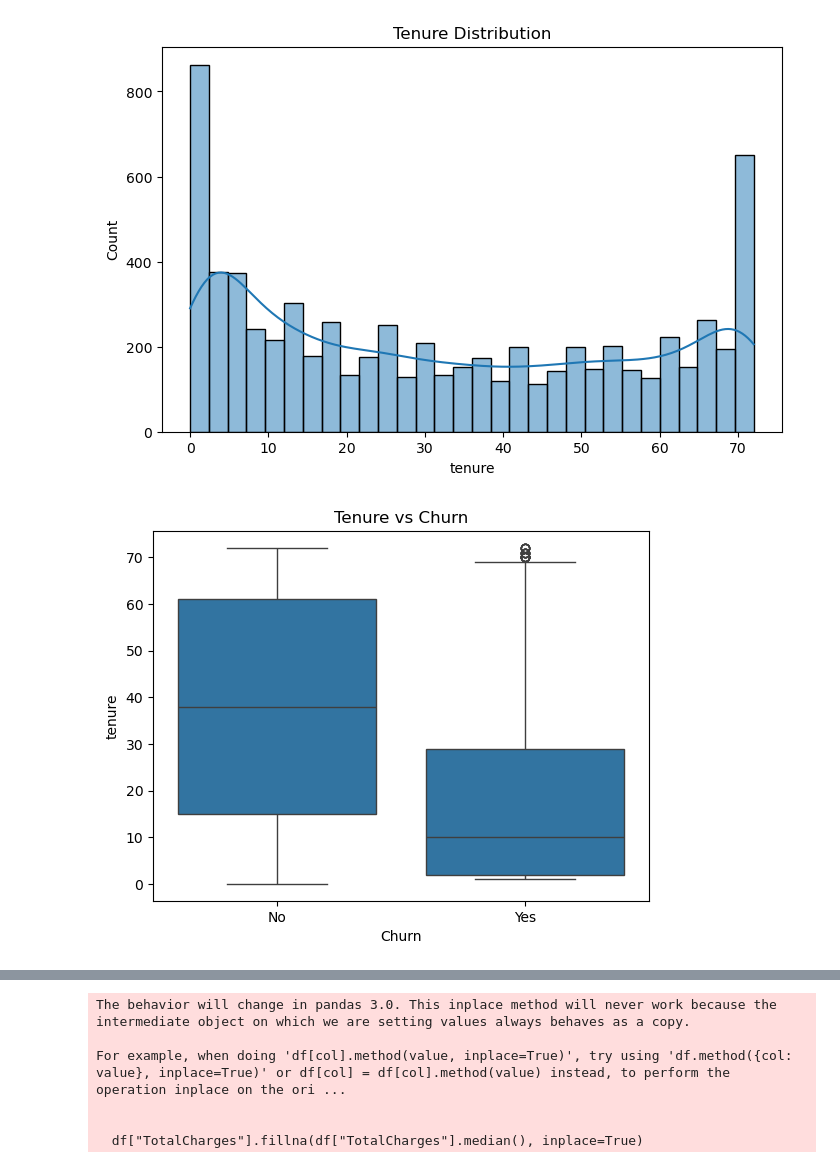
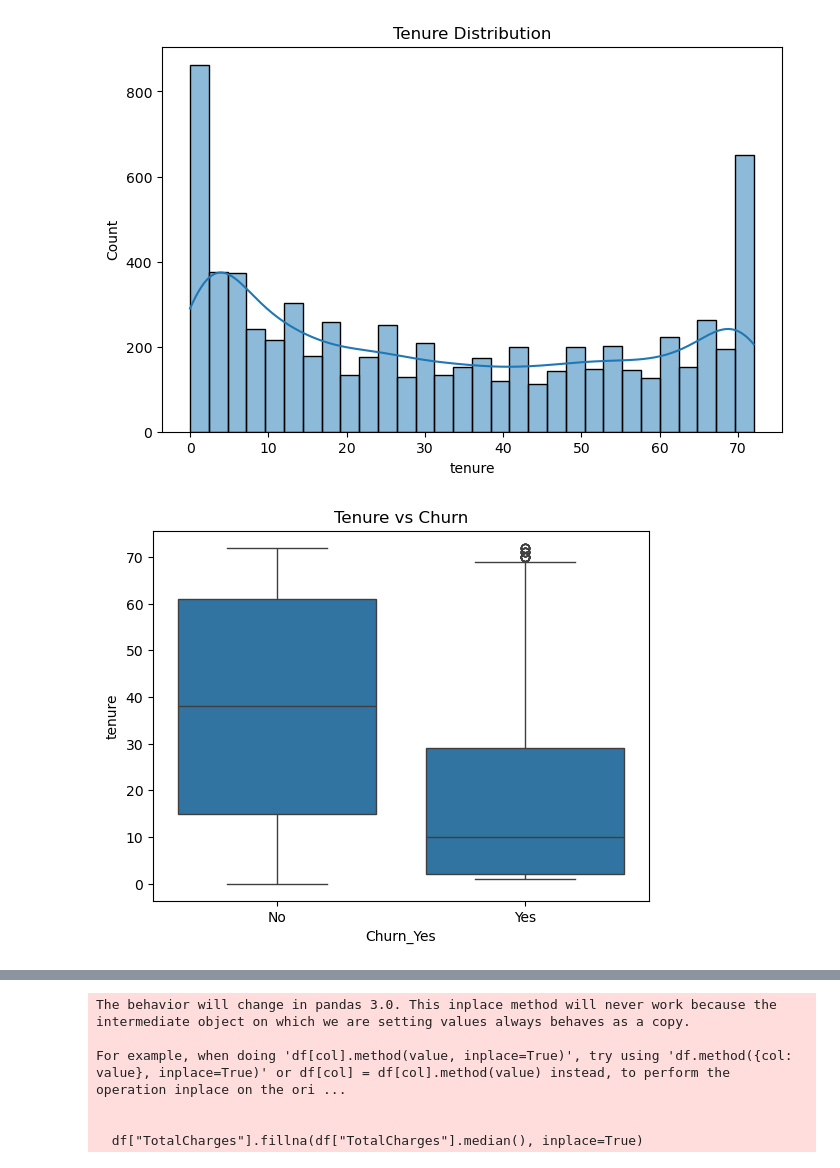
Before and after one commit to ELWaLii/telco-churn-prediction, a Jupyter notebook: Customer_Churn.ipynb, the cells around one changed output, grey strips where cells are left out. Cells and saved outputs as stored; diff of their text form; code cells hidden in the pictures.

```diff
--- a/Customer_Churn.ipynb
+++ b/Customer_Churn.ipynb
@@ -115,9 +115,9 @@ plt.show()
 # %% [output]
 [figure]
 # %%
-sns.boxplot(x="Churn", y="tenure", data=df)
+sns.boxplot(x="Churn_Yes", y="tenure", data=df)
 plt.title("Tenure vs Churn")
 plt.show()
 # %% [output]
-[figure, old version]
+[figure, new version]
 # %%
```
Also changed, not shown: parts of 7 cells of this notebook, 1 other file.
